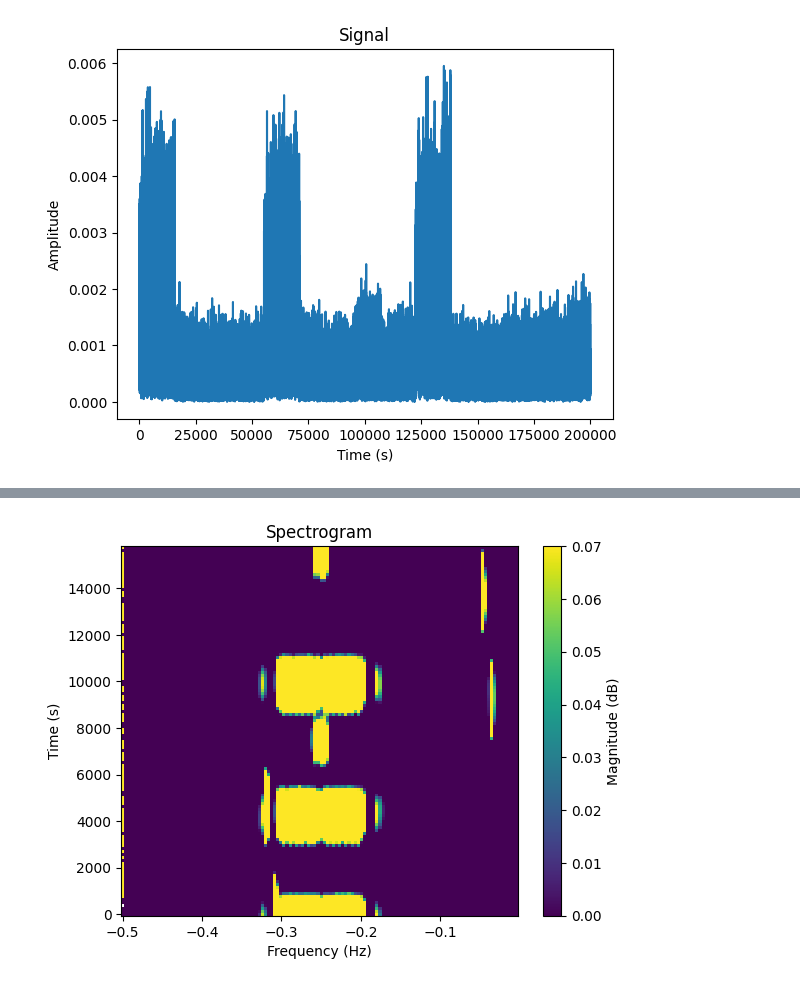
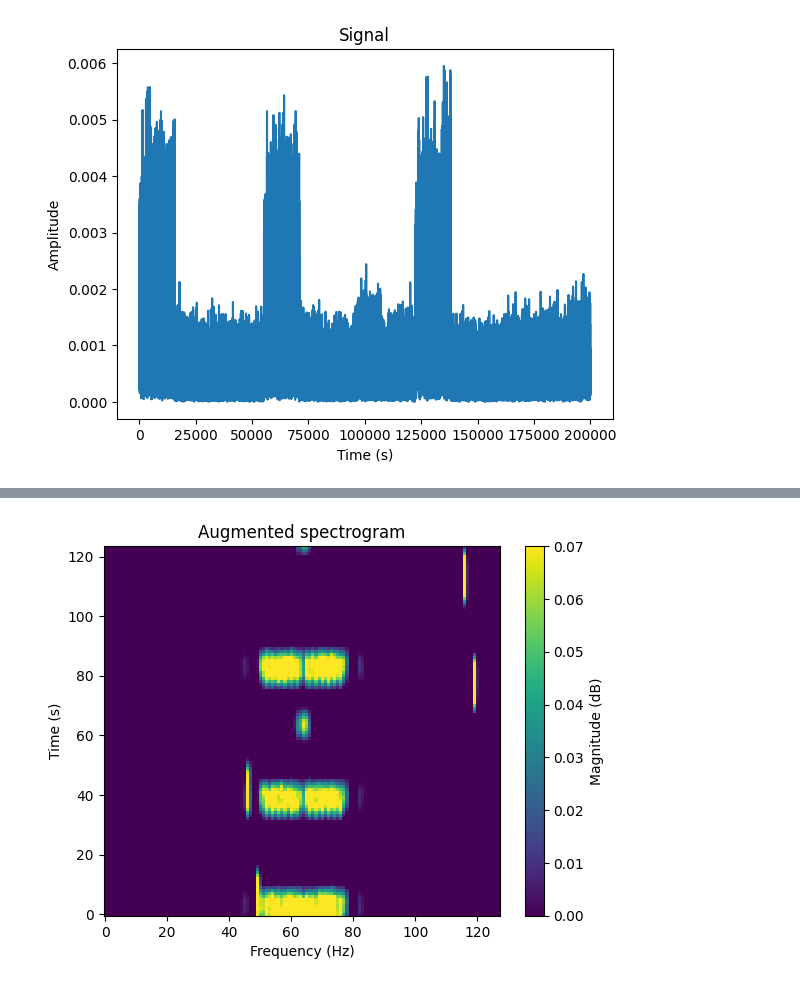
Before and after one commit to sds100/TinyMLSpectrumSensing, a Jupyter notebook: spectrum-painting.ipynb, the cells around one changed output, grey strips where cells are left out. Cells and saved outputs as stored; diff of their text form; code cells hidden in the pictures.

Commit message:
cleanup, add comments and fix non-determinism of augmenting

```diff
--- a/spectrum-painting.ipynb
+++ b/spectrum-painting.ipynb
@@ -86,46 +101,52 @@ plt.show()
 # %%
-# Augmentation
-
 def augment(spectrogram, K: int, L: int, D: int) -> np.ndarray:
     """
     Augment the Bluetooth and Zigbee signals by stretching them.
 
     :param spectrogram: An M x N array of signal magnitude values.
     :param K: The number of maximum values
     :param L: The sliding window size
     :param D: The step size
     """
-    (M, N) = spectrogram.shape
+
+    # copy the spectrogram so modifying the values in-place
+    # does not change the argument.
+    spectrogram_copy = np.copy(spectrogram)
+    (M, N) = spectrogram_copy.shape
 
     augmented_width = (N - L) // D + 1
-    augmented_spectrogram = np.ndarray(shape=(M, augmented_width))
+    augmented_spectrogram: np.ndarray = np.zeros(shape=(M, augmented_width), dtype=float)
 
-    m = np.mean(spectrogram)
+    m = np.mean(spectrogram_copy)
 
     for i in range(1, M):
         j = 0
         while j <= N - L:
             # For the current row i, get a window of size L.
-            window = spectrogram[i][j:(j + L + 1)]
-            # Get the top K elements by sorting and taking last 5.
+            window = spectrogram_copy[i][j:(j + L)]
+            # Get the top K elements by sorting and taking last K elements.
             top_k = np.sort(window)[len(window) - K:]
             mean_top_k = np.mean(top_k)
-            spectrogram[i][j] = mean_top_k
-            augmented_spectrogram[i][j] = spectrogram[i][j] - m
+            spectrogram_copy[i][j] = mean_top_k
+            augmented_spectrogram[i][j] = spectrogram_copy[i][j] - m
 
             j += D
 
     return augmented_spectrogram
 
 
-augmented = augment(spectrogram=downsampled, K=5, L=5, D=1)
-(n_f, n_t) = augmented.shape
+def plot_augmented(spectrogram, K: int, L: int, D: int):
+    augmented = augment(spectrogram=spectrogram, K=K, L=L, D=D)
+    (n_f, n_t) = augmented.shape
 
-plt.pcolormesh(f[:n_f], t[:n_t], np.clip(augmented, 0, 0.07).T, shading="nearest")
-plt.xlabel('Frequency (Hz)')
-plt.ylabel('Time (s)')
-plt.title('Spectrogram')
-plt.colorbar(label='Magnitude (dB)')
-plt.show()
+    plt.pcolormesh(np.arange(n_f), np.arange(n_t), np.clip(augmented, 0, 0.07).T, shading="nearest")
+    plt.xlabel("Frequency (Hz)")
+    plt.ylabel("Time (s)")
+    plt.title("Augmented spectrogram")
+    plt.colorbar(label="Magnitude (dB)")
+    plt.show()
+
+
+plot_augmented(spectrogram=downsampled, K=10, L=5, D=1)
 # %% [output]
-[figure, old version]
+[figure, new version]
```
Also changed, not shown: parts of 5 cells of this notebook.
